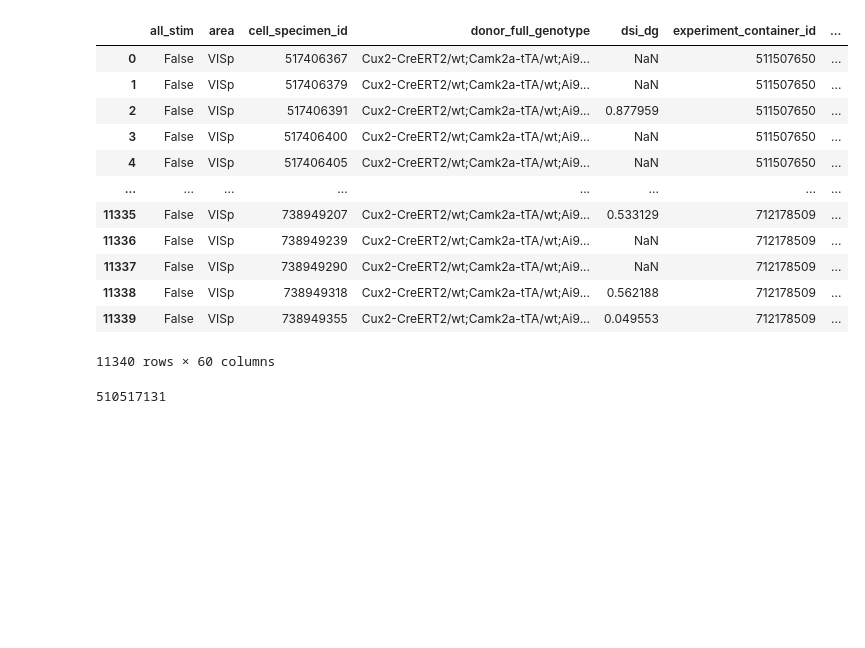
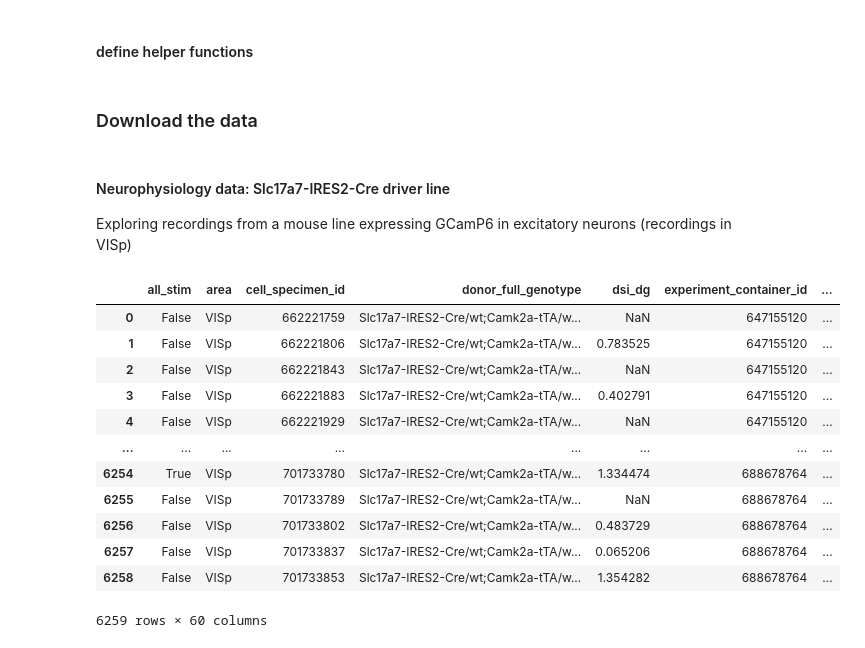
Before and after one commit to valtot/Explore_AllenBrainObservatory, a Jupyter notebook: SpontaneousActivity.ipynb, the cells around one changed output. Drawn from its saved outputs; the diff is of its cells as text; code cells hidden in the pictures; blank space fills up the shorter version.

```diff
--- a/SpontaneousActivity.ipynb
+++ b/SpontaneousActivity.ipynb
@@ -17,6 +24,8 @@ from sklearn.metrics import mean_squared_error, r2_score
 from sklearn.model_selection import train_test_split
 from scipy.stats import zscore, spearmanr, pearsonr
 from tqdm import tqdm
+# %% [markdown]
+#### define helper functions
 # %%
 def find_nearest(array,value):
     idx = np.searchsorted(array, value, side="left")
@@ -41,55 +50,56 @@ def nan_helper(y):
     """
 
     return np.isnan(y), lambda z: z.nonzero()[0]
+# %% [markdown]
+### Download the data
+# %% [markdown]
+#### Neurophysiology data: Slc17a7-IRES2-Cre driver line
+Exploring recordings from a mouse line expressing GCamP6 in excitatory neurons (recordings in VISp)
 # %%
 filter_json = """
 [
     {
         "field": "area",
         "op": "in",
         "value": [
             "VISp"
         ]
     },
     {
         "field": "tld1_name",
         "op": "in",
         "value": [
-            "Cux2-CreERT2",
             "Slc17a7-IRES2-Cre"
         ]
     }
 ]
 """
 
 filters = json.loads(filter_json)
 boc = BrainObservatoryCache(manifest_file="brain_observatory/manifest.json")
 cells = boc.get_cell_specimens(filters=filters)
 cells_df = pd.DataFrame(cells)
 cells_df
 # %% [output]
 |  | all_stim | area | cell_specimen_id | donor_full_genotype | dsi_dg | experiment_container_id | ... |
-| 0 | False | VISp | 517406367 | Cux2-CreERT2/wt;Camk2a-tTA/wt;Ai9... | NaN | 511507650 | ... |
-| 1 | False | VISp | 517406379 | Cux2-CreERT2/wt;Camk2a-tTA/wt;Ai9... | NaN | 511507650 | ... |
-| 2 | False | VISp | 517406391 | Cux2-CreERT2/wt;Camk2a-tTA/wt;Ai9... | 0.877959 | 511507650 | ... |
-| 3 | False | VISp | 517406400 | Cux2-CreERT2/wt;Camk2a-tTA/wt;Ai9... | NaN | 511507650 | ... |
-| 4 | False | VISp | 517406405 | Cux2-CreERT2/wt;Camk2a-tTA/wt;Ai9... | NaN | 511507650 | ... |
+| 0 | False | VISp | 662221759 | Slc17a7-IRES2-Cre/wt;Camk2a-tTA/w... | NaN | 647155120 | ... |
+| 1 | False | VISp | 662221806 | Slc17a7-IRES2-Cre/wt;Camk2a-tTA/w... | 0.783525 | 647155120 | ... |
+| 2 | False | VISp | 662221843 | Slc17a7-IRES2-Cre/wt;Camk2a-tTA/w... | NaN | 647155120 | ... |
+| 3 | False | VISp | 662221883 | Slc17a7-IRES2-Cre/wt;Camk2a-tTA/w... | 0.402791 | 647155120 | ... |
+| 4 | False | VISp | 662221929 | Slc17a7-IRES2-Cre/wt;Camk2a-tTA/w... | NaN | 647155120 | ... |
 | ... | ... | ... | ... | ... | ... | ... | ... |
-| 11335 | False | VISp | 738949207 | Cux2-CreERT2/wt;Camk2a-tTA/wt;Ai9... | 0.533129 | 712178509 | ... |
-| 11336 | False | VISp | 738949239 | Cux2-CreERT2/wt;Camk2a-tTA/wt;Ai9... | NaN | 712178509 | ... |
-| 11337 | False | VISp | 738949290 | Cux2-CreERT2/wt;Camk2a-tTA/wt;Ai9... | NaN | 712178509 | ... |
-| 11338 | False | VISp | 738949318 | Cux2-CreERT2/wt;Camk2a-tTA/wt;Ai9... | 0.562188 | 712178509 | ... |
-| 11339 | False | VISp | 738949355 | Cux2-CreERT2/wt;Camk2a-tTA/wt;Ai9... | 0.049553 | 712178509 | ... |
+| 6254 | True | VISp | 701733780 | Slc17a7-IRES2-Cre/wt;Camk2a-tTA/w... | 1.334474 | 688678764 | ... |
+| 6255 | False | VISp | 701733789 | Slc17a7-IRES2-Cre/wt;Camk2a-tTA/w... | NaN | 688678764 | ... |
+| 6256 | False | VISp | 701733802 | Slc17a7-IRES2-Cre/wt;Camk2a-tTA/w... | 0.483729 | 688678764 | ... |
+| 6257 | False | VISp | 701733837 | Slc17a7-IRES2-Cre/wt;Camk2a-tTA/w... | 0.065206 | 688678764 | ... |
+| 6258 | False | VISp | 701733853 | Slc17a7-IRES2-Cre/wt;Camk2a-tTA/w... | 1.354282 | 688678764 | ... |
-11340 rows × 60 columns
+6259 rows × 60 columns
 # %%
-# cells_df.columns.unique().tolist()
-# cont_ids = cells_df['experiment_container_id'].unique()
-# experiments = boc.get_ophys_experiments(experiment_container_ids=cont_ids, include_failed=False, require_eye_tracking=False)
-# exp_ids = [d['id'] for d in experiments]
-# exp_ids = exp_ids[:30]
-# exp_ids[-1]
+cells_df.columns.unique().tolist()
+cont_ids = cells_df['experiment_container_id'].unique()
+experiments = boc.get_ophys_experiments(experiment_container_ids=cont_ids, include_failed=False, require_eye_tracking=True)
+exp_ids = [d['id'] for d in experiments]
+exp_ids = exp_ids[:20]
-# %% [output]
-510517131
 # %%
 saving_dir = r'D:\BrainObservatory\brain_observatory\ophys_experiment_data'
 files = os.listdir(saving_dir)
```
Also changed, not shown: parts of 52 cells of this notebook.
